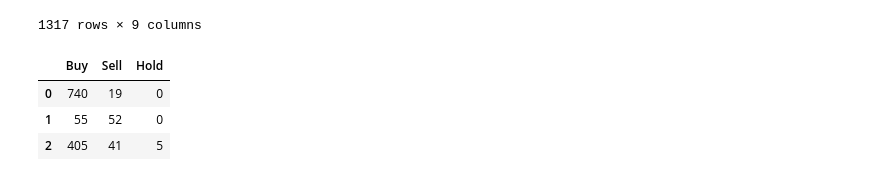
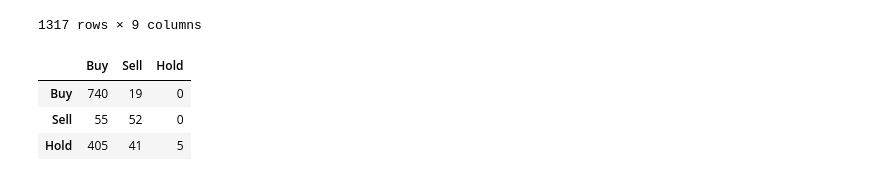
Before and after one commit to WillHolbrook/FYPCodeRepo, a Jupyter notebook: resources/evaluate_buy_sell_hold.ipynb, the cells around one changed output. Drawn from its saved outputs; the diff is of its cells as text; code cells hidden in the pictures.

```diff
--- a/resources/evaluate_buy_sell_hold.ipynb
+++ b/resources/evaluate_buy_sell_hold.ipynb
@@ -163,15 +165,15 @@ merged_reports
 # %%
 buy_sell_hold_map_rev = {
   0 : "Buy",
   1 : "Sell",
   2 : "Hold",
 }
 
-confusion_mat = pd.DataFrame(confusion_matrix(merged_reports["buy_sell_hold_gold_int"] ,merged_reports["buy_sell_hold_int"]))
-confusion_mat = confusion_mat.rename(columns=buy_sell_hold_map_rev)
+confusion_mat = pd.DataFrame(confusion_matrix(merged_reports["buy_sell_hold_gold_int"], merged_reports["buy_sell_hold_int"]))
+confusion_mat = confusion_mat.rename(columns=buy_sell_hold_map_rev, index=buy_sell_hold_map_rev)
 confusion_mat
 # %% [output]
 |  | Buy | Sell | Hold |
-| 0 | 740 | 19 | 0 |
-| 1 | 55 | 52 | 0 |
-| 2 | 405 | 41 | 5 |
+| Buy | 740 | 19 | 0 |
+| Sell | 55 | 52 | 0 |
+| Hold | 405 | 41 | 5 |
```
Also changed, not shown: parts of 5 cells of this notebook.
